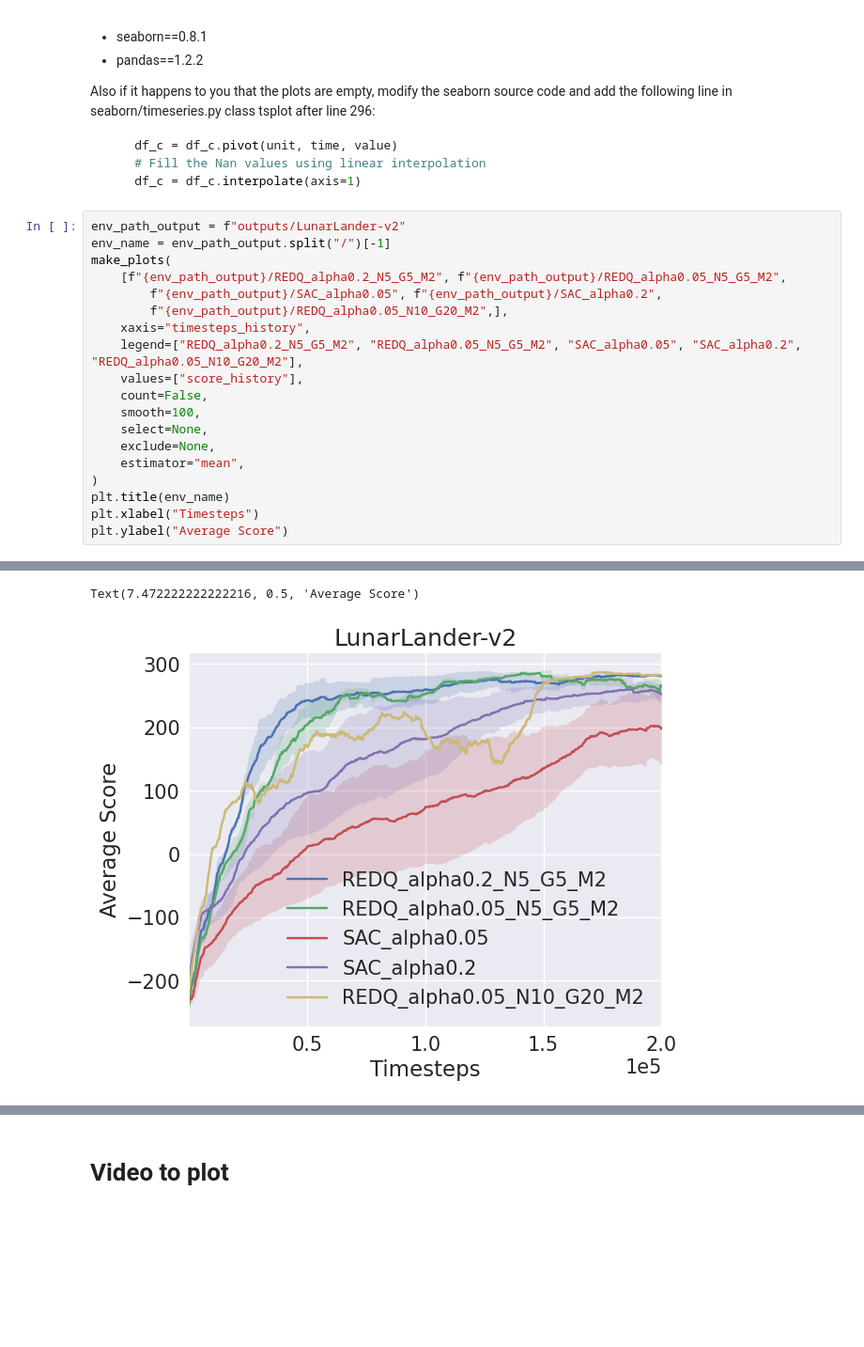
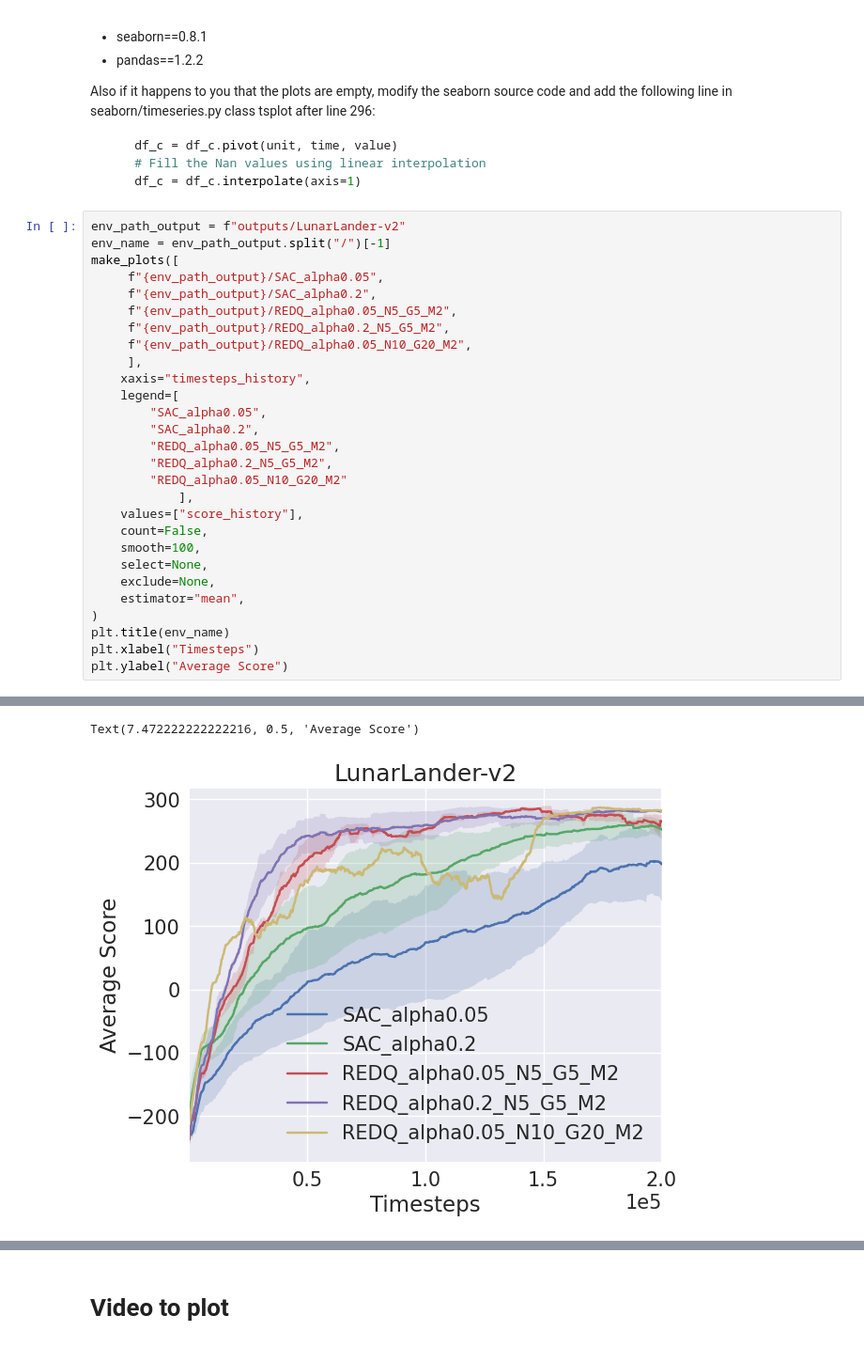
Before and after one commit to alberto-mate/REDQ, a Jupyter notebook: show_plots.ipynb, the cells around one changed output, grey strips where cells are left out. Shown at 94% size. Saved outputs shown, nothing was run; the diff lists cells and outputs as text; blank space fills up the shorter version.

Commit message:
Results plots

```diff
--- a/show_plots.ipynb
+++ b/show_plots.ipynb
@@ -16,12 +16,21 @@ Also if it happens to you that the plots are empty, modify the seaborn source co
 # %%
 env_path_output = f"outputs/LunarLander-v2"
 env_name = env_path_output.split("/")[-1]
-make_plots(
-    [f"{env_path_output}/REDQ_alpha0.2_N5_G5_M2", f"{env_path_output}/REDQ_alpha0.05_N5_G5_M2",
-        f"{env_path_output}/SAC_alpha0.05", f"{env_path_output}/SAC_alpha0.2",
-        f"{env_path_output}/REDQ_alpha0.05_N10_G20_M2",],
+make_plots([
+     f"{env_path_output}/SAC_alpha0.05",
+     f"{env_path_output}/SAC_alpha0.2",
+     f"{env_path_output}/REDQ_alpha0.05_N5_G5_M2",
+     f"{env_path_output}/REDQ_alpha0.2_N5_G5_M2",
+     f"{env_path_output}/REDQ_alpha0.05_N10_G20_M2",
+     ],
     xaxis="timesteps_history",
-    legend=["REDQ_alpha0.2_N5_G5_M2", "REDQ_alpha0.05_N5_G5_M2", "SAC_alpha0.05", "SAC_alpha0.2", "REDQ_alpha0.05_N10_G20_M2"],
+    legend=[
+        "SAC_alpha0.05",
+        "SAC_alpha0.2",
+        "REDQ_alpha0.05_N5_G5_M2",
+        "REDQ_alpha0.2_N5_G5_M2",
+        "REDQ_alpha0.05_N10_G20_M2"
+            ],
     values=["score_history"],
     count=False,
     smooth=100,
@@ -51,7 +60,7 @@ Loaded data from outputs/LunarLander-v2/SAC_alpha0.2/experiment_1_282
 No file named config.json
 Loaded data from outputs/LunarLander-v2/REDQ_alpha0.05_N10_G20_M2/experiment_1_287
 Text(7.472222222222216, 0.5, 'Average Score')
-[figure, old version]
+[figure, new version]
 # %%
 env_path_output = f"outputs/BipedalWalker-v3"
 env_name = env_path_output.split("/")[-1]
```
Also changed, not shown: parts of 2 cells of this notebook.
